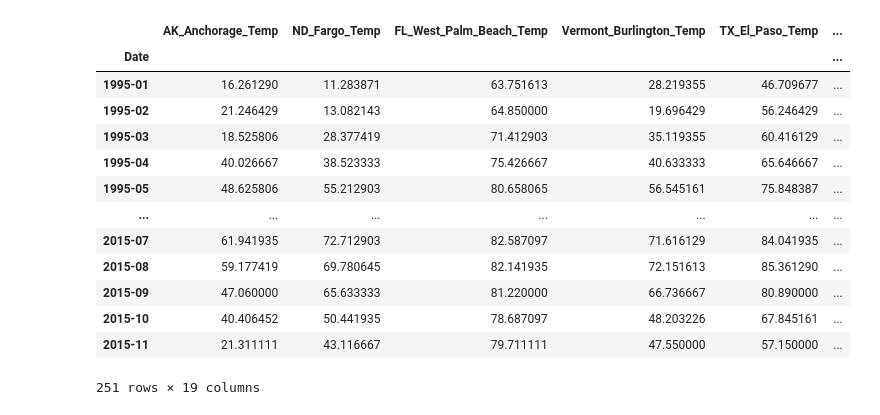
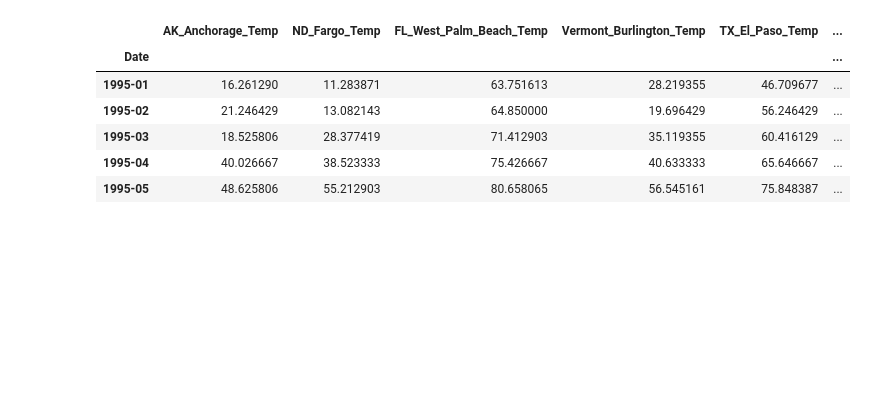
Before and after one commit to nshang88/Capstone-Projects, a Jupyter notebook: climate_feature.ipynb, the cells around one changed output. Saved outputs shown, nothing was run; the diff lists cells and outputs as text; code cells hidden in the pictures; blank space fills up the shorter version.

```diff
--- a/climate_feature.ipynb
+++ b/climate_feature.ipynb
@@ -74,2 +8,4 @@ climate_data.shape
+# %%
+climate_data=pd.read_csv('data/climate.csv')
 # %%
 climate_data=climate_data.set_index(['Date'])
@@ -167,19 +18,12 @@ climate_data.loc['1998-12-24':'1998-12-31']
 # %%
 # calculate the monthly average temperature of each city.
 climate_m=climate_data.groupby(pd.DatetimeIndex(climate_data.index).to_period('M')).mean()
-climate_m
+climate_m.head()
 # %% [output]
 |  | AK_Anchorage_Temp | ND_Fargo_Temp | FL_West_Palm_Beach_Temp | Vermont_Burlington_Temp | TX_El_Paso_Temp | ... |
 | Date |  |  |  |  |  | ... |
 | 1995-01 | 16.261290 | 11.283871 | 63.751613 | 28.219355 | 46.709677 | ... |
 | 1995-02 | 21.246429 | 13.082143 | 64.850000 | 19.696429 | 56.246429 | ... |
 | 1995-03 | 18.525806 | 28.377419 | 71.412903 | 35.119355 | 60.416129 | ... |
 | 1995-04 | 40.026667 | 38.523333 | 75.426667 | 40.633333 | 65.646667 | ... |
 | 1995-05 | 48.625806 | 55.212903 | 80.658065 | 56.545161 | 75.848387 | ... |
-| ... | ... | ... | ... | ... | ... | ... |
-| 2015-07 | 61.941935 | 72.712903 | 82.587097 | 71.616129 | 84.041935 | ... |
-| 2015-08 | 59.177419 | 69.780645 | 82.141935 | 72.151613 | 85.361290 | ... |
-| 2015-09 | 47.060000 | 65.633333 | 81.220000 | 66.736667 | 80.890000 | ... |
-| 2015-10 | 40.406452 | 50.441935 | 78.687097 | 48.203226 | 67.845161 | ... |
-| 2015-11 | 21.311111 | 43.116667 | 79.711111 | 47.550000 | 57.150000 | ... |
-251 rows × 19 columns
```
Also changed, not shown: parts of 44 cells of this notebook.
